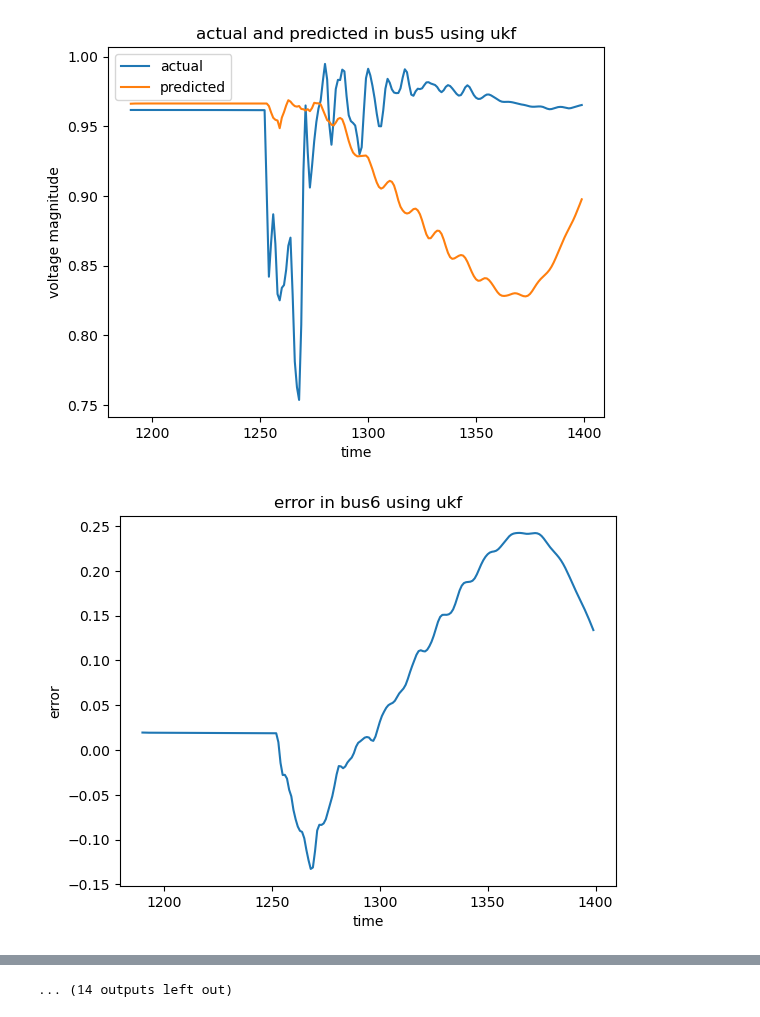
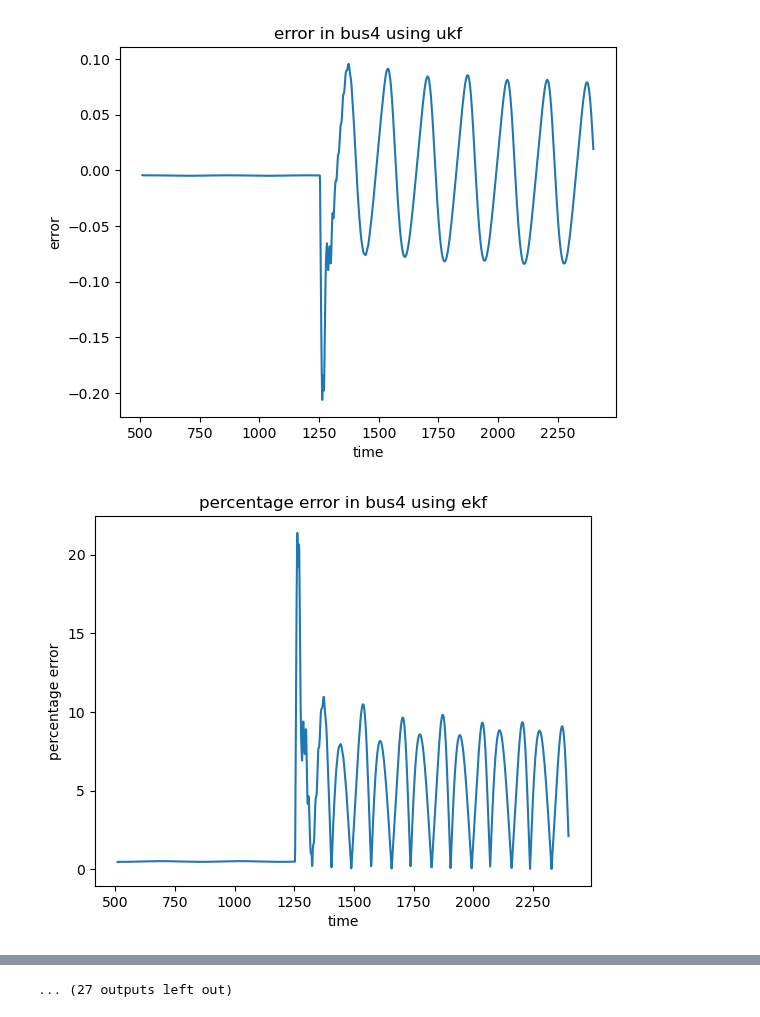
Before and after one commit to ayush-thakur/DSE_IEEE_14_bus, a Jupyter notebook: DSE_UKF_2.ipynb, the cells around one changed output, grey strips where cells are left out. Saved outputs shown, nothing was run; the diff lists cells and outputs as text; code cells hidden in the pictures.

```diff
--- a/DSE_UKF_2.ipynb
+++ b/DSE_UKF_2.ipynb
@@ -437,11 +437,13 @@ y_g=[]
 df=pd.read_csv("data/Vrms_fault3.csv")
 y_actual=[]
 y_error=[]
+y_per_error=[]
 for i2 in range(14):
     y_g.append([])
     y_error.append([])
     y_actual.append([])
-for i in range (1180,1400):
+    y_per_error.append([])
+for i in range (500,2400):
     # h1=Hx(kf.x)
     zdata = zdatas(i)
     z1 = zdata[:,2]
@@ -468,6 +470,8 @@ for i in range (1180,1400):
             y_g[i1-13].append(kf.x[i1])
             y_error[i1-13].append((df[f'Subsystem #1|CTLs|Vars|Vrms_{i1-13+1}'][i]/11)-y_g[i1-13][c1])
             y_actual[i1-13].append(df[f'Subsystem #1|CTLs|Vars|Vrms_{i1-13+1}'][i]/11)
+            abs_val=abs((df[f'Subsystem #1|CTLs|Vars|Vrms_{i1-13+1}'][i]/11)-y_g[i1-13][c1])
+            y_per_error[i1-13].append((abs_val/abs(y_g[i1-13][c1]))*100)
 
         x_g.append(i)
         # y_actual.append(df['Subsystem #1|CTLs|Vars|Vrms_1'][0]/11.1)
@@ -498,6 +502,14 @@ for i2 in range(14):
     plot.xlabel('time')
     plot.ylabel('error')
     plot.show()
+
+    plot.plot(x_g,y_per_error[i2],label=f"percentage error")
+    plot.title(f'percentage error in bus{i2+1} using ekf')
+    plot.xlabel('time')
+    plot.ylabel('percentage error')
+    plot.show()
+
+
     plot.plot(x_g,y_actual[i2],label=f"actual")
     plot.plot(x_g,y_g[i2],label=f"predicted")
     ax=plot.gca()
@@ -534,2 +546,2 @@ for i2 in range(14):
-[figure, old version]
+[figure, new version]
-[figure, old version]
+[figure, new version]
@@ -537 +549 @@ for i2 in range(14):
-... (14 outputs left out)
+... (27 outputs left out)
```
Also changed, not shown: parts of 1 cell of this notebook, 1 other file.
